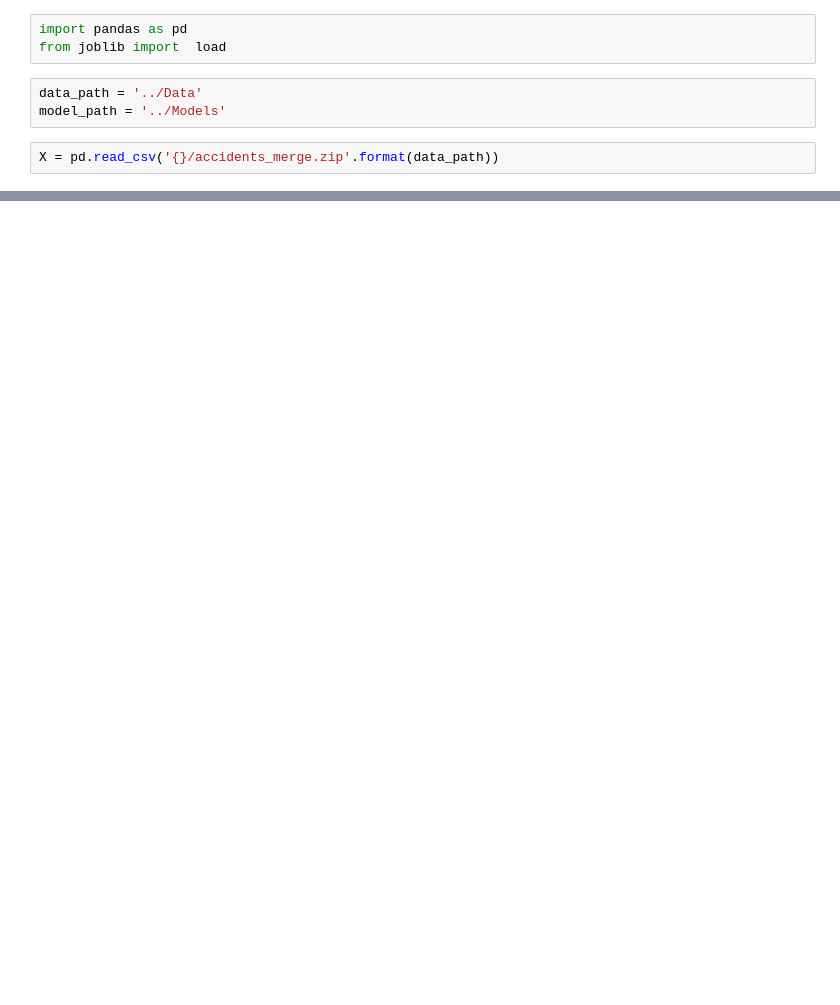
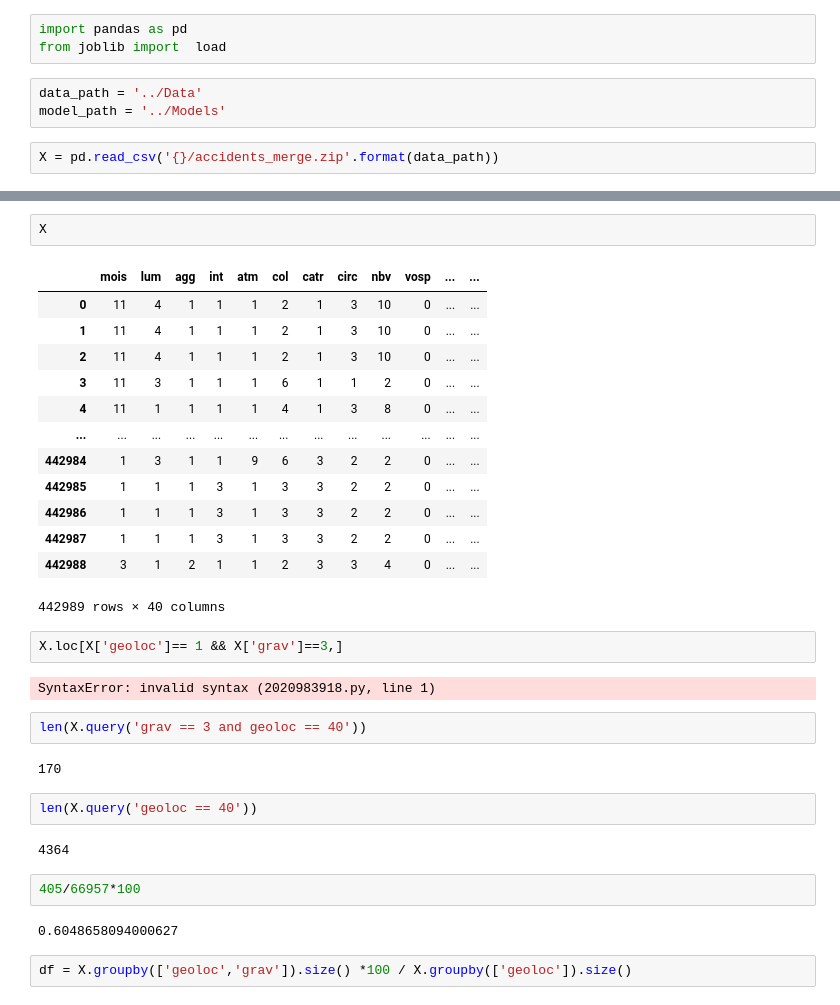
Before and after one commit to karatruc/Streamlit, a Jupyter notebook: Streamlit/test.ipynb, the cells around one changed output, grey strips where cells are left out. Saved outputs shown, nothing was run; the diff lists cells and outputs as text; blank space fills up the shorter version.

```diff
--- a/Streamlit/test.ipynb
+++ b/Streamlit/test.ipynb
@@ -30,0 +180,34 @@ Name: count, dtype: int64
+# %%
+X
+# %% [output]
+|  | mois | lum | agg | int | atm | col | catr | circ | nbv | vosp | ... | ... |
+| 0 | 11 | 4 | 1 | 1 | 1 | 2 | 1 | 3 | 10 | 0 | ... | ... |
+| 1 | 11 | 4 | 1 | 1 | 1 | 2 | 1 | 3 | 10 | 0 | ... | ... |
+| 2 | 11 | 4 | 1 | 1 | 1 | 2 | 1 | 3 | 10 | 0 | ... | ... |
+| 3 | 11 | 3 | 1 | 1 | 1 | 6 | 1 | 1 | 2 | 0 | ... | ... |
+| 4 | 11 | 1 | 1 | 1 | 1 | 4 | 1 | 3 | 8 | 0 | ... | ... |
+| ... | ... | ... | ... | ... | ... | ... | ... | ... | ... | ... | ... | ... |
+| 442984 | 1 | 3 | 1 | 1 | 9 | 6 | 3 | 2 | 2 | 0 | ... | ... |
+| 442985 | 1 | 1 | 1 | 3 | 1 | 3 | 3 | 2 | 2 | 0 | ... | ... |
+| 442986 | 1 | 1 | 1 | 3 | 1 | 3 | 3 | 2 | 2 | 0 | ... | ... |
+| 442987 | 1 | 1 | 1 | 3 | 1 | 3 | 3 | 2 | 2 | 0 | ... | ... |
+| 442988 | 3 | 1 | 2 | 1 | 1 | 2 | 3 | 3 | 4 | 0 | ... | ... |
+442989 rows × 40 columns
+# %%
+X.loc[X['geoloc']== 1 && X['grav']==3,]
+# %% [output]
+SyntaxError: invalid syntax (2020983918.py, line 1)
+# %%
+len(X.query('grav == 3 and geoloc == 40'))
+# %% [output]
+170
+# %%
+len(X.query('geoloc == 40'))
+# %% [output]
+4364
+# %%
+405/66957*100
+# %% [output]
+0.6048658094000627
+# %%
+df = X.groupby(['geoloc','grav']).size() *100 / X.groupby(['geoloc']).size()
```
Also changed, not shown: parts of 34 cells of this notebook, 5 other files.
